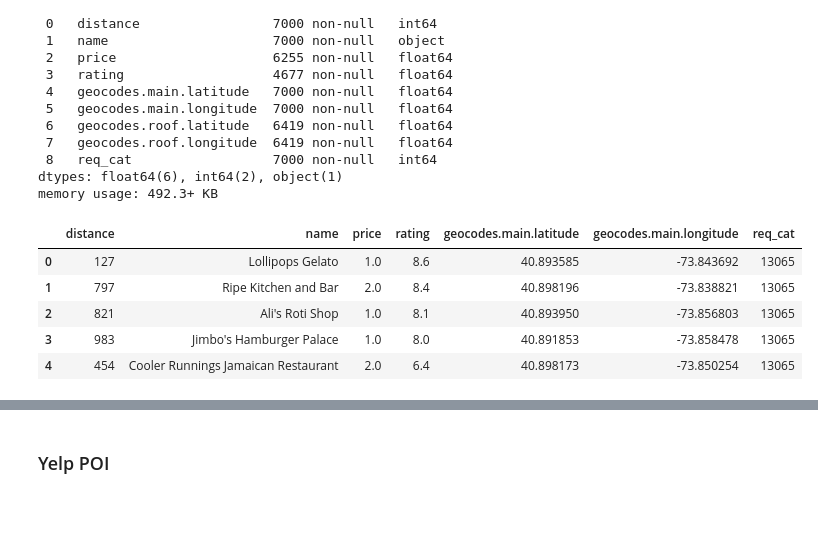
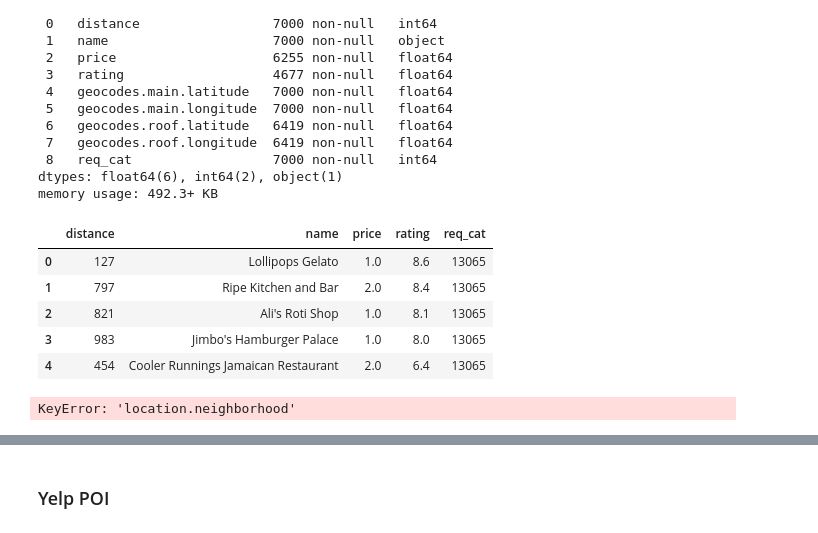
Before and after one commit to annleystanley/Midterm-Project, a Jupyter notebook: api_data_cleaning.ipynb, the cells around one changed output, grey strips where cells are left out. Saved outputs shown, nothing was run; the diff lists cells and outputs as text; code cells hidden in the pictures.

```diff
--- a/api_data_cleaning.ipynb
+++ b/api_data_cleaning.ipynb
@@ -37,14 +37,20 @@ dtypes: float64(6), int64(2), object(1)
 memory usage: 492.3+ KB
 # %%
 # Drop irrelevant or repetitive columns
-fsq_poi.drop(columns=['geocodes.roof.latitude', 'geocodes.roof.longitude'], inplace=True)
+fsq_poi.drop(columns=['geocodes.roof.latitude', 'geocodes.roof.longitude','geocodes.main.latitude','geocodes.main.longitude'], inplace=True)
 fsq_poi.head()
 # %% [output]
-|  | distance | name | price | rating | geocodes.main.latitude | geocodes.main.longitude | req_cat |
-| 0 | 127 | Lollipops Gelato | 1.0 | 8.6 | 40.893585 | -73.843692 | 13065 |
-| 1 | 797 | Ripe Kitchen and Bar | 2.0 | 8.4 | 40.898196 | -73.838821 | 13065 |
-| 2 | 821 | Ali's Roti Shop | 1.0 | 8.1 | 40.893950 | -73.856803 | 13065 |
-| 3 | 983 | Jimbo's Hamburger Palace | 1.0 | 8.0 | 40.891853 | -73.858478 | 13065 |
-| 4 | 454 | Cooler Runnings Jamaican Restaurant | 2.0 | 6.4 | 40.898173 | -73.850254 | 13065 |
+|  | distance | name | price | rating | req_cat |
+| 0 | 127 | Lollipops Gelato | 1.0 | 8.6 | 13065 |
+| 1 | 797 | Ripe Kitchen and Bar | 2.0 | 8.4 | 13065 |
+| 2 | 821 | Ali's Roti Shop | 1.0 | 8.1 | 13065 |
+| 3 | 983 | Jimbo's Hamburger Palace | 1.0 | 8.0 | 13065 |
+| 4 | 454 | Cooler Runnings Jamaican Restaurant | 2.0 | 6.4 | 13065 |
+# %%
+# removing brackets and quotations from neighbourhood info
+fsq_poi['location.neighborhood'] = fsq_poi['location.neighborhood'].str.strip('[\'')
+fsq_poi['location.neighborhood'] = fsq_poi['location.neighborhood'].str.strip(']\'')
+# %% [output]
+KeyError: 'location.neighborhood'
 # %%
 # Rename columns for better interpretability
```
Also changed, not shown: parts of 106 cells of this notebook, 22 other files.
